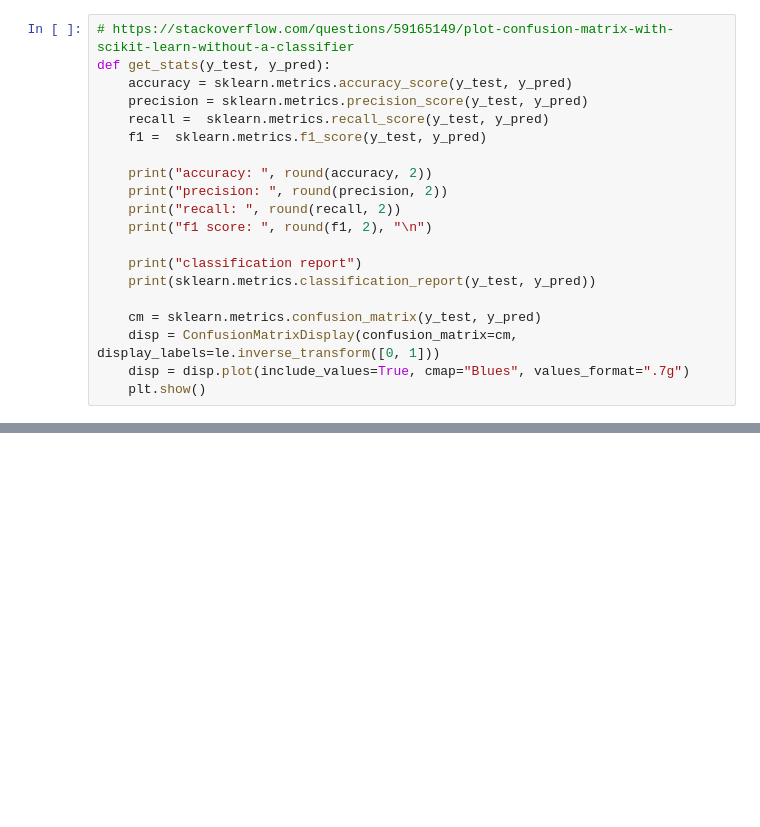
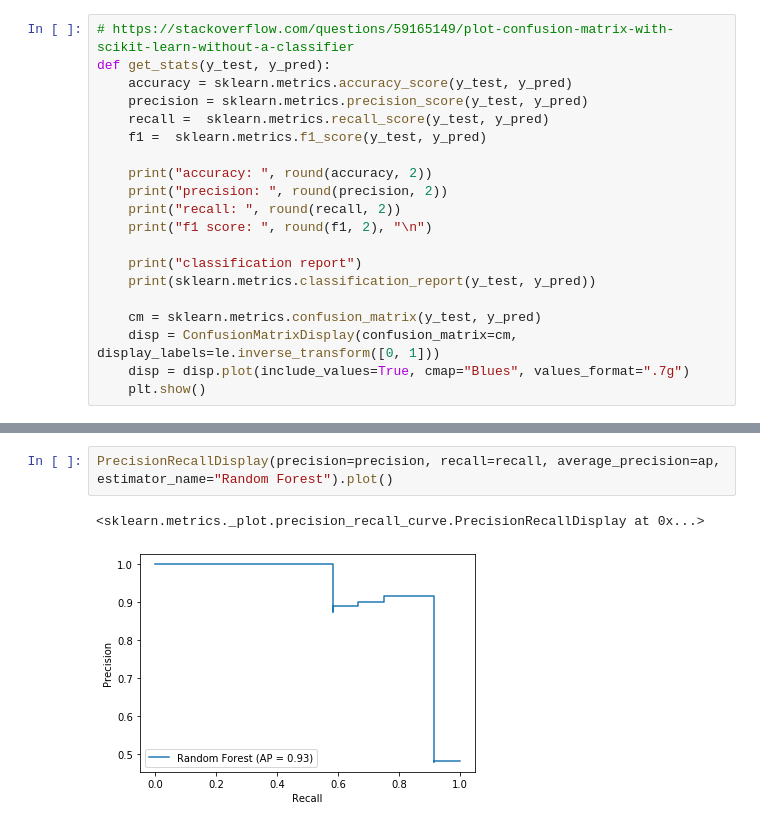
Before and after one commit to darshanajaint/data_mining_project, a Jupyter notebook: Model_Evaluation.ipynb, the cells around one changed output, grey strips where cells are left out. Saved outputs shown, nothing was run; the diff lists cells and outputs as text; blank space fills up the shorter version.

```diff
--- a/Model_Evaluation.ipynb
+++ b/Model_Evaluation.ipynb
@@ -36,0 +81,5 @@ https://scikit-learn.org/stable/modules/generated/sklearn.metrics.roc_curve.html
+# %%
+PrecisionRecallDisplay(precision=precision, recall=recall, average_precision=ap, estimator_name="Random Forest").plot()
+# %% [output]
+<sklearn.metrics._plot.precision_recall_curve.PrecisionRecallDisplay at 0x...>
+[figure, added]
```
Also changed, not shown: parts of 8 cells of this notebook.
